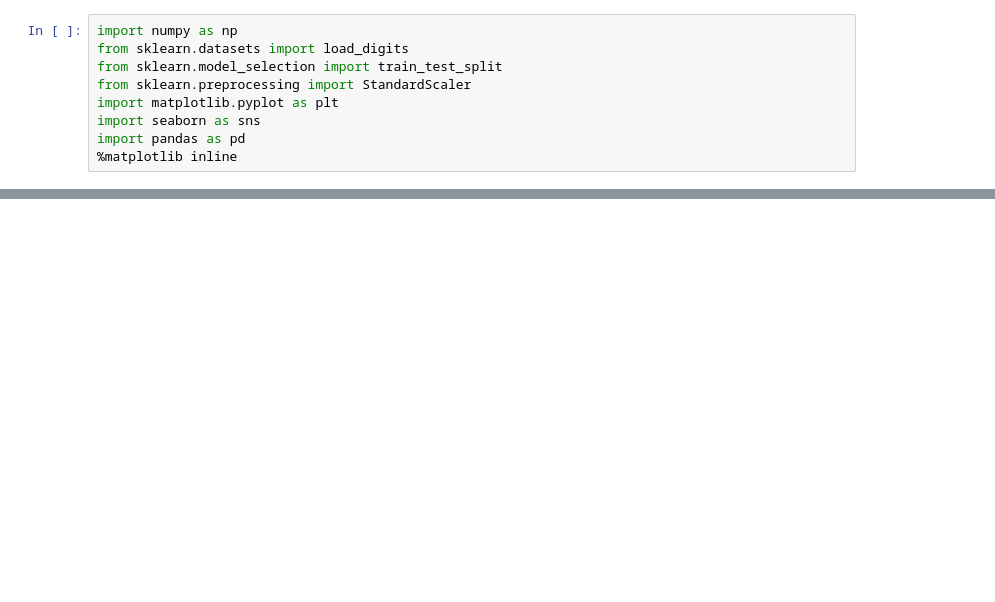
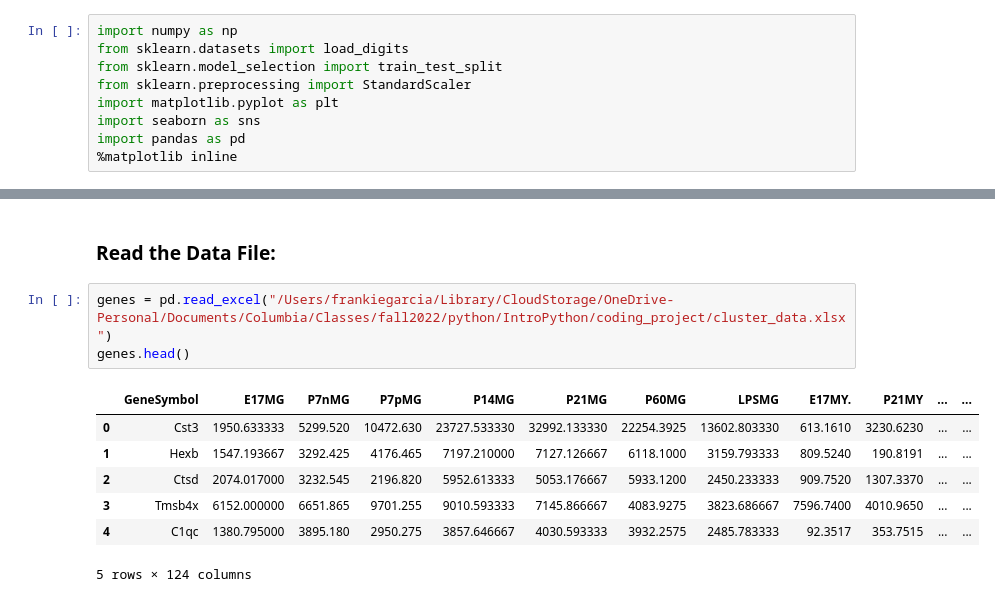
Before and after one commit to GarciaFrankie/IntroPython, a Jupyter notebook: coding_project/project.ipynb, the cells around one changed output, grey strips where cells are left out. Cells and saved outputs as stored; diff of their text form; blank space fills up the shorter version.

```diff
--- a/coding_project/project.ipynb
+++ b/coding_project/project.ipynb
@@ -25,0 +32,13 @@ conda install -c conda-forge umap-learn
+# %% [markdown]
+### Read the Data File:
+# %%
+genes = pd.read_excel("/Users/frankiegarcia/Library/CloudStorage/OneDrive-Personal/Documents/Columbia/Classes/fall2022/python/IntroPython/coding_project/cluster_data.xlsx")
+genes.head()
+# %% [output]
+|  | GeneSymbol | E17MG | P7nMG | P7pMG | P14MG | P21MG | P60MG | LPSMG | E17MY. | P21MY | ... | ... |
+| 0 | Cst3 | 1950.633333 | 5299.520 | 10472.630 | 23727.533330 | 32992.133330 | 22254.3925 | 13602.803330 | 613.1610 | 3230.6230 | ... | ... |
+| 1 | Hexb | 1547.193667 | 3292.425 | 4176.465 | 7197.210000 | 7127.126667 | 6118.1000 | 3159.793333 | 809.5240 | 190.8191 | ... | ... |
+| 2 | Ctsd | 2074.017000 | 3232.545 | 2196.820 | 5952.613333 | 5053.176667 | 5933.1200 | 2450.233333 | 909.7520 | 1307.3370 | ... | ... |
+| 3 | Tmsb4x | 6152.000000 | 6651.865 | 9701.255 | 9010.593333 | 7145.866667 | 4083.9275 | 3823.686667 | 7596.7400 | 4010.9650 | ... | ... |
+| 4 | C1qc | 1380.795000 | 3895.180 | 2950.275 | 3857.646667 | 4030.593333 | 3932.2575 | 2485.783333 | 92.3517 | 353.7515 | ... | ... |
+5 rows × 124 columns
```
Also changed, not shown: parts of 18 cells of this notebook, 3 other files.
